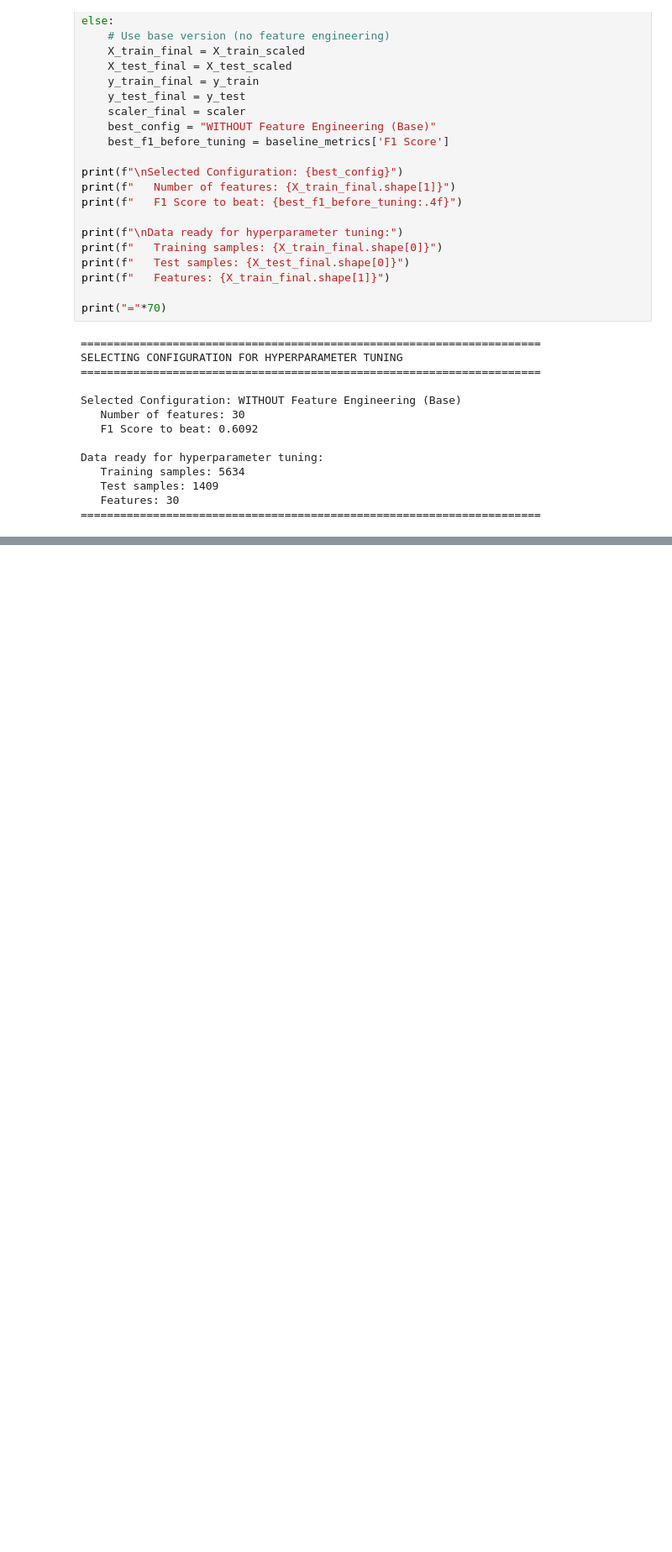
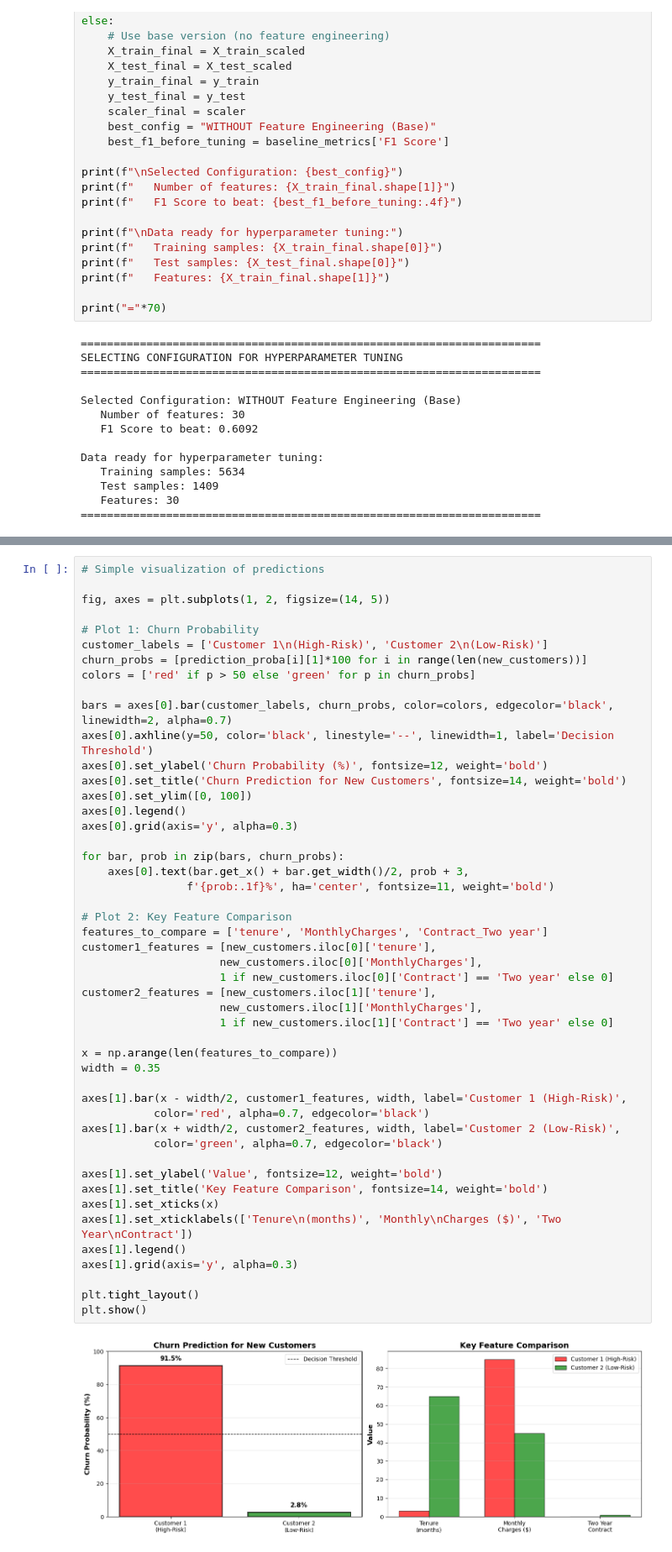
Before and after one commit to MyatPhoneM/mldp-project, a Jupyter notebook: MLDP Program Codes Submission Template.ipynb, the cells around one changed output, grey strips where cells are left out. Shown at 84% size. Drawn from its saved outputs; the diff is of its cells as text; blank space fills up the shorter version.

```diff
--- a/MLDP Program Codes Submission Template.ipynb
+++ b/MLDP Program Codes Submission Template.ipynb
@@ -2182,0 +2883,50 @@ Data ready for hyperparameter tuning:
+# %%
+# Simple visualization of predictions
+
+fig, axes = plt.subplots(1, 2, figsize=(14, 5))
+
+# Plot 1: Churn Probability
+customer_labels = ['Customer 1\n(High-Risk)', 'Customer 2\n(Low-Risk)']
+churn_probs = [prediction_proba[i][1]*100 for i in range(len(new_customers))]
+colors = ['red' if p > 50 else 'green' for p in churn_probs]
+
+bars = axes[0].bar(customer_labels, churn_probs, color=colors, edgecolor='black', linewidth=2, alpha=0.7)
+axes[0].axhline(y=50, color='black', linestyle='--', linewidth=1, label='Decision Threshold')
+axes[0].set_ylabel('Churn Probability (%)', fontsize=12, weight='bold')
+axes[0].set_title('Churn Prediction for New Customers', fontsize=14, weight='bold')
+axes[0].set_ylim([0, 100])
+axes[0].legend()
+axes[0].grid(axis='y', alpha=0.3)
+
+for bar, prob in zip(bars, churn_probs):
+    axes[0].text(bar.get_x() + bar.get_width()/2, prob + 3,
+                f'{prob:.1f}%', ha='center', fontsize=11, weight='bold')
+
+# Plot 2: Key Feature Comparison
+features_to_compare = ['tenure', 'MonthlyCharges', 'Contract_Two year']
+customer1_features = [new_customers.iloc[0]['tenure'],
+                     new_customers.iloc[0]['MonthlyCharges'],
+                     1 if new_customers.iloc[0]['Contract'] == 'Two year' else 0]
+customer2_features = [new_customers.iloc[1]['tenure'],
+                     new_customers.iloc[1]['MonthlyCharges'],
+                     1 if new_customers.iloc[1]['Contract'] == 'Two year' else 0]
+
+x = np.arange(len(features_to_compare))
+width = 0.35
+
+axes[1].bar(x - width/2, customer1_features, width, label='Customer 1 (High-Risk)',
+           color='red', alpha=0.7, edgecolor='black')
+axes[1].bar(x + width/2, customer2_features, width, label='Customer 2 (Low-Risk)',
+           color='green', alpha=0.7, edgecolor='black')
+
+axes[1].set_ylabel('Value', fontsize=12, weight='bold')
+axes[1].set_title('Key Feature Comparison', fontsize=14, weight='bold')
+axes[1].set_xticks(x)
+axes[1].set_xticklabels(['Tenure\n(months)', 'Monthly\nCharges ($)', 'Two Year\nContract'])
+axes[1].legend()
+axes[1].grid(axis='y', alpha=0.3)
+
+plt.tight_layout()
+plt.show()
+# %% [output]
+[figure, added]
```
Also changed, not shown: parts of 35 cells of this notebook.
